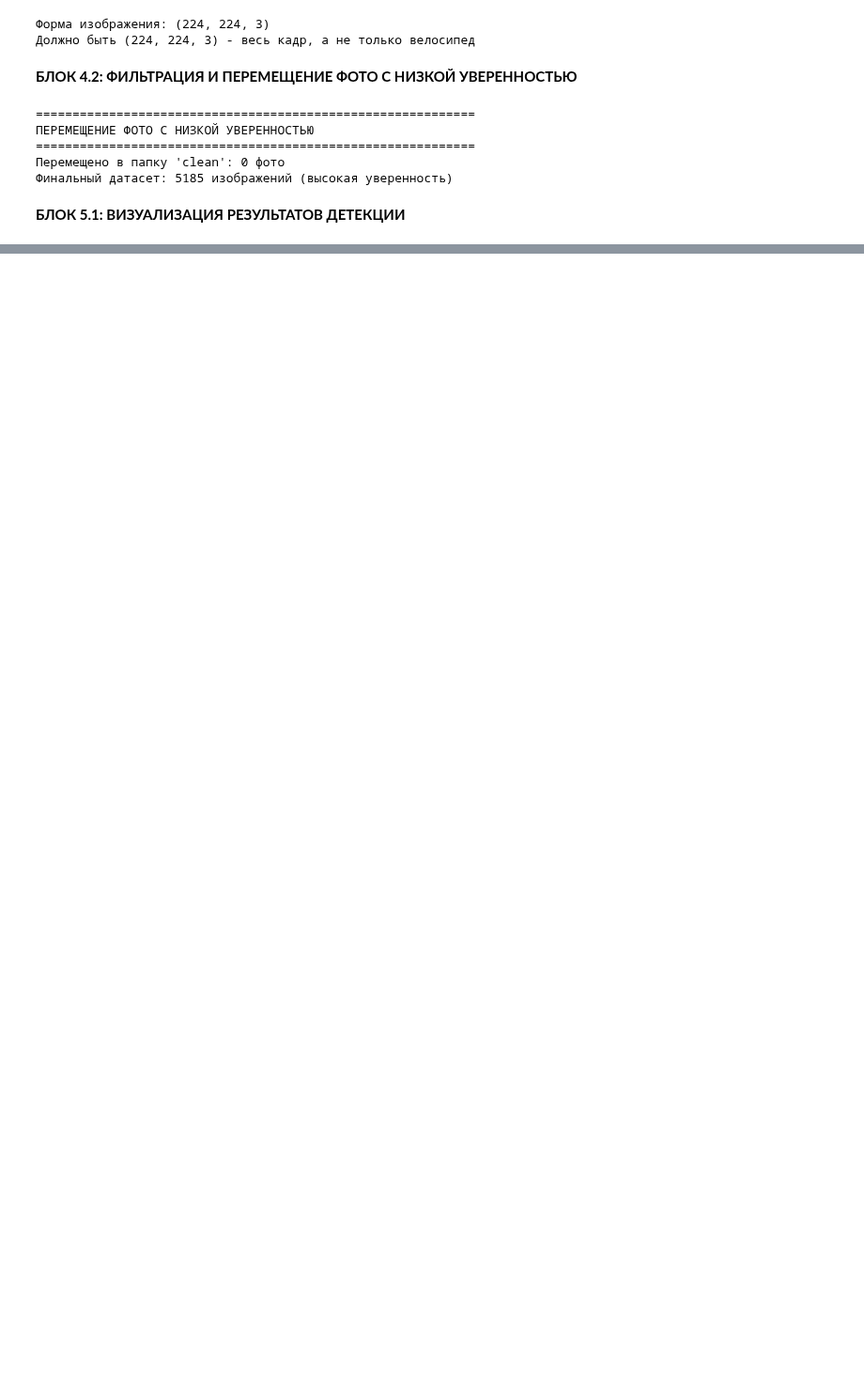
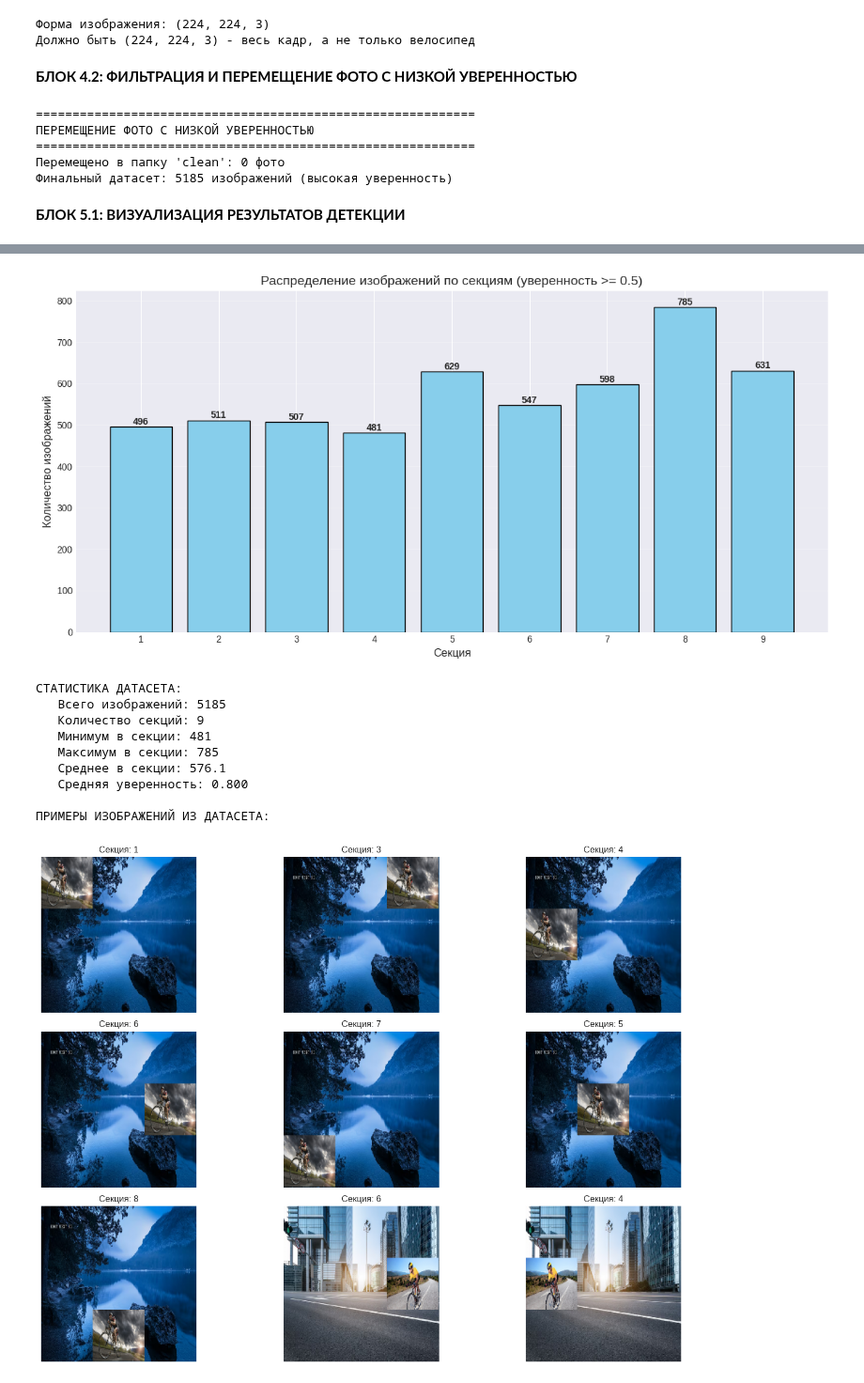
Before and after one commit to Arishkkkin/IZERGINA-DIPLOM, a Jupyter notebook: ДИПЛОМ_ИЗЕРГИНА_ПИБ_222_1ЧАСТЬ.ipynb, the cells around one changed output, grey strips where cells are left out. Shown at 94% size. Drawn from its saved outputs; the diff is of its cells as text; code cells hidden in the pictures; blank space fills up the shorter version.

```diff
--- a/ДИПЛОМ_ИЗЕРГИНА_ПИБ_222_1ЧАСТЬ.ipynb
+++ b/ДИПЛОМ_ИЗЕРГИНА_ПИБ_222_1ЧАСТЬ.ipynb
@@ -648,0 +531,55 @@ interactive(children=(IntSlider(value=0, description='index', max=5184), Output(
+# %%
+# ============================================
+# ВИЗУАЛИЗАЦИЯ ДАННЫХ (ИСПРАВЛЕННАЯ)
+# ============================================
+
+CONFIDENCE_THRESHOLD = 0.5
+
+# Проверяем, есть ли данные
+if len(X_final) > 0:
+    print("\n" + "="*60)
+    print("ВИЗУАЛИЗАЦИЯ ДАННЫХ")
+    print("="*60)
+
+    # Распределение по секциям
+    unique, counts = np.unique(y_final + 1, return_counts=True)
+
+    plt.figure(figsize=(12, 6))
+    bars = plt.bar(unique, counts, color='skyblue', edgecolor='black')
+    plt.xlabel('Секция', fontsize=12)
+    plt.ylabel('Количество изображений', fontsize=12)
+    plt.title(f'Распределение изображений по секциям (уверенность >= {CONFIDENCE_THRESHOLD})', fontsize=14)
+    plt.xticks(range(1, 10))
+    plt.grid(True, alpha=0.3, axis='y')
+
+    for bar, count in zip(bars, counts):
+        plt.text(bar.get_x() + bar.get_width()/2, bar.get_height() + 0.5,
+                str(count), ha='center', va='bottom', fontsize=10, fontweight='bold')
+
+    plt.tight_layout()
+    plt.show()
+
+    # Статистика
+    print("\nСТАТИСТИКА ДАТАСЕТА:")
+    print(f"   Всего изображений: {len(X_final)}")
+    print(f"   Количество секций: {len(unique)}")
+    print(f"   Минимум в секции: {min(counts)}")
+    print(f"   Максимум в секции: {max(counts)}")
+    print(f"   Среднее в секции: {np.mean(counts):.1f}")
+    print(f"   Средняя уверенность: {np.mean(confs_final):.3f}")
+
+    # Покажем несколько изображений
+    print("\nПРИМЕРЫ ИЗОБРАЖЕНИЙ ИЗ ДАТАСЕТА:")
+    plt.figure(figsize=(15, 10))
+    for i in range(min(9, len(X_final))):
+        plt.subplot(3, 3, i+1)
+        plt.imshow(X_final[i])
+        plt.title(f'Секция: {y_final[i] + 1}')
+        plt.axis('off')
+    plt.tight_layout()
+    plt.show()
+
+else:
+    print("\nНет данных с высокой уверенностью для визуализации")
+    print(f"Всего фото после фильтрации: {len(X_final)}")
+# %% [output]
@@ -648,0 +589,11 @@ interactive(children=(IntSlider(value=0, description='index', max=5184), Output(
+[figure, added]
+СТАТИСТИКА ДАТАСЕТА:
+   Всего изображений: 5185
+   Количество секций: 9
+   Минимум в секции: 481
+   Максимум в секции: 785
+   Среднее в секции: 576.1
+   Средняя уверенность: 0.800
+
+ПРИМЕРЫ ИЗОБРАЖЕНИЙ ИЗ ДАТАСЕТА:
+[figure, added]
```
Also changed, not shown: parts of 2 cells of this notebook.
